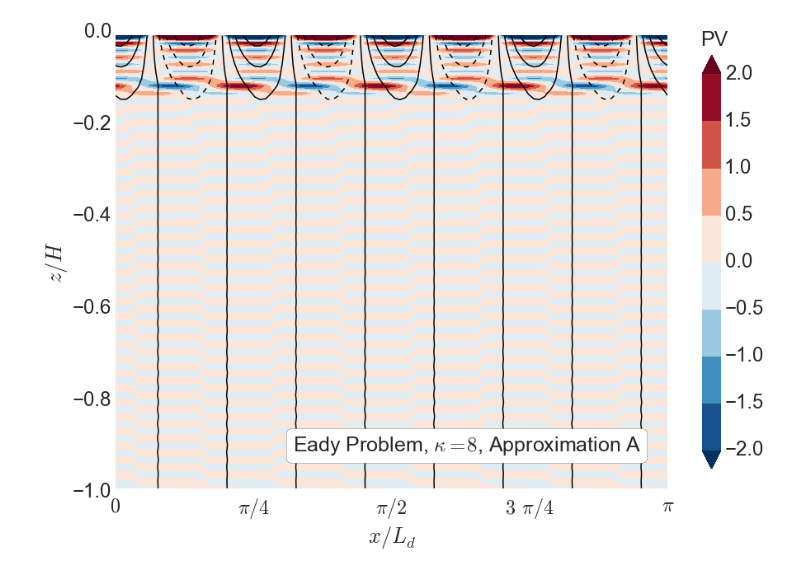
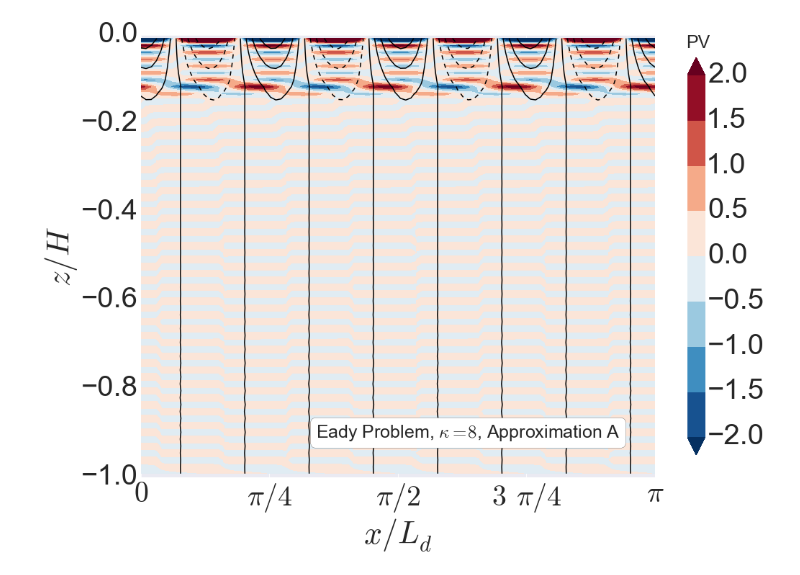
Before and after one commit to cesar-rocha/qg_vertical_modes, a Jupyter notebook: eady_problem/wave_structure.ipynb, the cells around one changed output. Cells and saved outputs as stored; diff of their text form; code cells hidden in the pictures.

```diff
--- a/eady_problem/wave_structure.ipynb
+++ b/eady_problem/wave_structure.ipynb
@@ -10,7 +10,7 @@ plt.rcParams.update({'font.size': 25, 'legend.handlelength'  : 1.25})
 
 import seaborn as sns
 #sns.set(style="darkgrid")
-sns.set_context("paper", font_scale=3, rc={"lines.linewidth": 1.5})
+sns.set_context("paper", font_scale=5, rc={"lines.linewidth": 1.5})
 # %%
 data_path = 'outputs/eady_A_k8_64_efunc.npz'
 eady = np.load(data_path)
@@ -57,20 +57,20 @@ psiphase = psiphase.repeat(x.size).reshape(z.size,x.size)
 PV = qabs*np.cos(kappa*X + qphase)
 PSI = psiabs*np.cos(kappa*X + psiphase)
 # %%
-plt.figure(figsize=(15,10))
+plt.figure(figsize=(16,11))
 plt.contour(X,Z,PSI,colors='k')
 plt.contourf(X,Z,PV,np.linspace(-2.,2.,9),cmap='RdBu_r',extend='both')
 #plt.text(-0.325,zc,r' $z_c \rightarrow$',fontsize=25)
 cb = plt.colorbar(extend='both',shrink=.9)
 cb.ax.text(.0,1.075,'PV',rotation=0,fontsize=25)
 plt.text(2., -.9, r"Eady Problem, $\kappa = 8$, Approximation A", size=25, rotation=0.,\
             ha="center", va="center",\
             bbox = dict(boxstyle="round",ec='k',fc='w'))
 plt.ylim(-1.,0)
 plt.xticks([0.,pi/4,pi/2,3*pi/4,pi],[r'$0$',r'$\pi/4$',r'$\pi/2$',\
         r'$3\,\pi/4$',r'$\pi$'])
 plt.ylabel('$z/H$')
 plt.xlabel(r'$x/L_d$')
 plt.savefig('figs/wave-structure_pv_psi_kappa_8_A_N64.eps')
 # %% [output]
-[figure, old version]
+[figure, new version]
```
Also changed, not shown: 2 other files.
